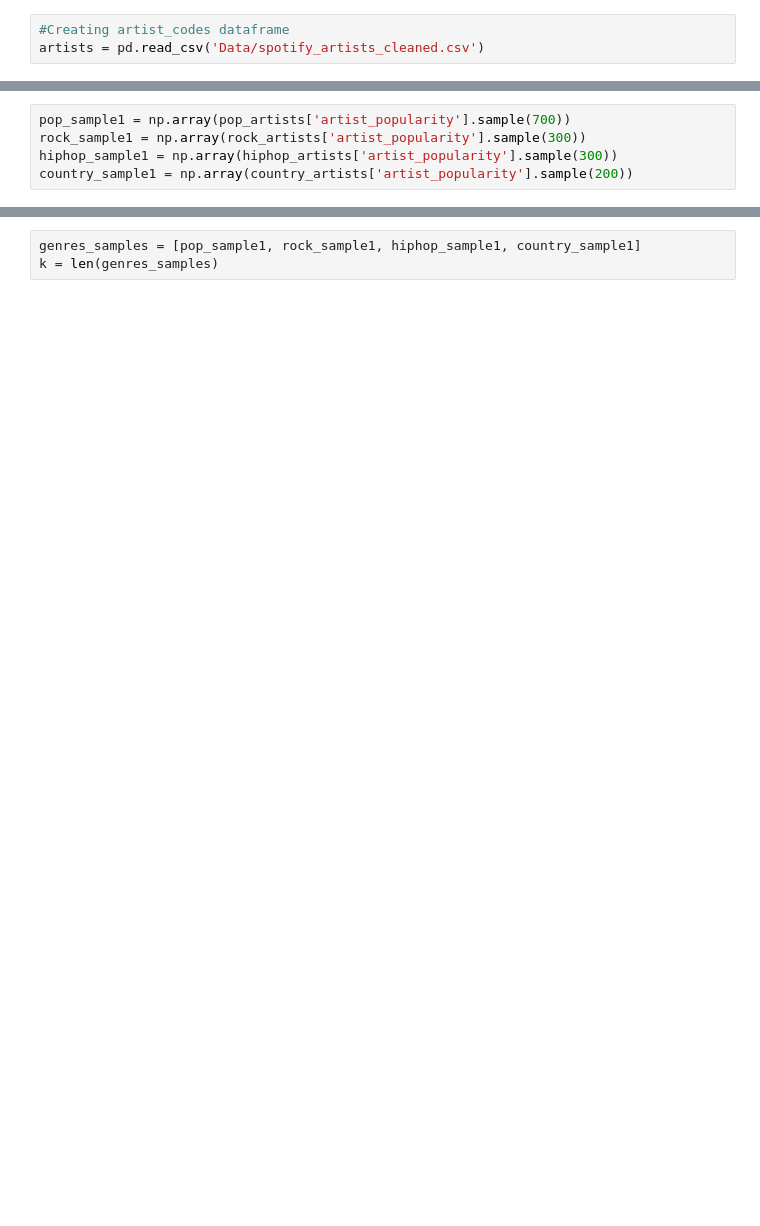
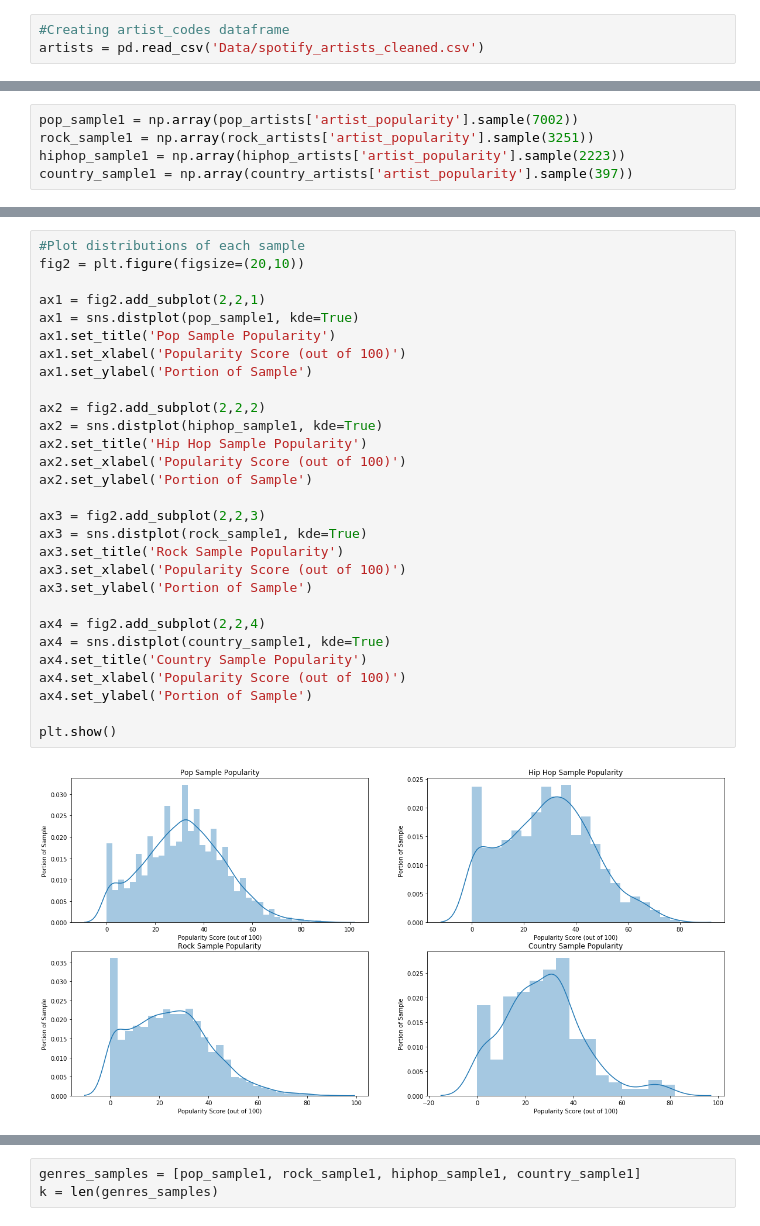
Before and after one commit to maxtingle11/Determining-Artist-Popularity-Differences-by-Genre-with-Hypothesis-Testing, a Jupyter notebook: data_analysis_popularity_score.ipynb, the cells around one changed output, grey strips where cells are left out. Saved outputs shown, nothing was run; the diff lists cells and outputs as text; blank space fills up the shorter version.

```diff
--- a/data_analysis_popularity_score.ipynb
+++ b/data_analysis_popularity_score.ipynb
@@ -45,5 +183,5 @@ country_artists = artists[(artists['country']==True)]
 # %%
-pop_sample1 = np.array(pop_artists['artist_popularity'].sample(700))
-rock_sample1 = np.array(rock_artists['artist_popularity'].sample(300))
-hiphop_sample1 = np.array(hiphop_artists['artist_popularity'].sample(300))
-country_sample1 = np.array(country_artists['artist_popularity'].sample(200))
+pop_sample1 = np.array(pop_artists['artist_popularity'].sample(7002))
+rock_sample1 = np.array(rock_artists['artist_popularity'].sample(3251))
+hiphop_sample1 = np.array(hiphop_artists['artist_popularity'].sample(2223))
+country_sample1 = np.array(country_artists['artist_popularity'].sample(397))
@@ -49,0 +208,31 @@ country_sample1 = np.array(country_artists['artist_popularity'].sample(200))
+# %%
+#Plot distributions of each sample
+fig2 = plt.figure(figsize=(20,10))
+
+ax1 = fig2.add_subplot(2,2,1)
+ax1 = sns.distplot(pop_sample1, kde=True)
+ax1.set_title('Pop Sample Popularity')
+ax1.set_xlabel('Popularity Score (out of 100)')
+ax1.set_ylabel('Portion of Sample')
+
+ax2 = fig2.add_subplot(2,2,2)
+ax2 = sns.distplot(hiphop_sample1, kde=True)
+ax2.set_title('Hip Hop Sample Popularity')
+ax2.set_xlabel('Popularity Score (out of 100)')
+ax2.set_ylabel('Portion of Sample')
+
+ax3 = fig2.add_subplot(2,2,3)
+ax3 = sns.distplot(rock_sample1, kde=True)
+ax3.set_title('Rock Sample Popularity')
+ax3.set_xlabel('Popularity Score (out of 100)')
+ax3.set_ylabel('Portion of Sample')
+
+ax4 = fig2.add_subplot(2,2,4)
+ax4 = sns.distplot(country_sample1, kde=True)
+ax4.set_title('Country Sample Popularity')
+ax4.set_xlabel('Popularity Score (out of 100)')
+ax4.set_ylabel('Portion of Sample')
+
+plt.show()
+# %% [output]
+[figure, added]
```
Also changed, not shown: parts of 62 cells of this notebook, 6 other files.
